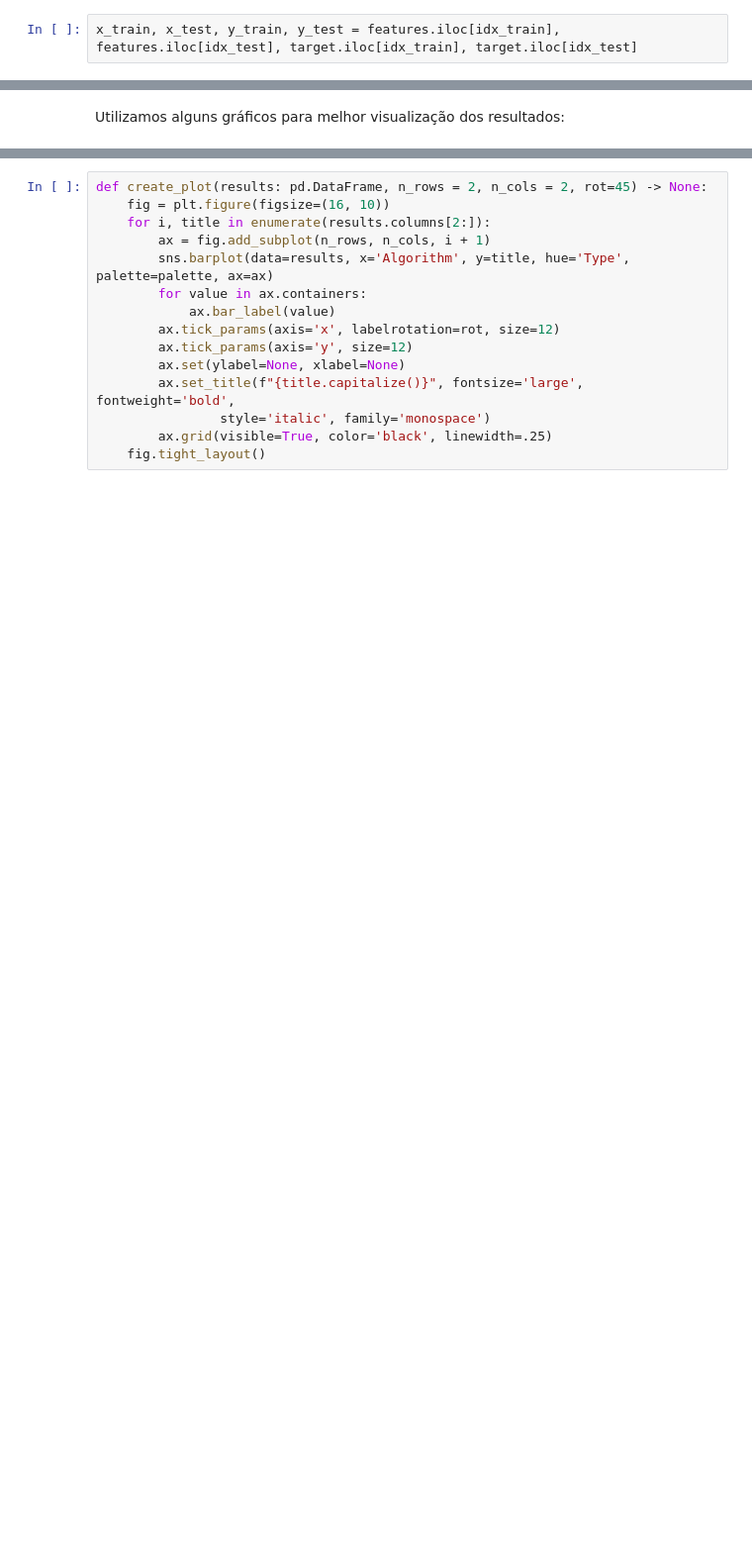
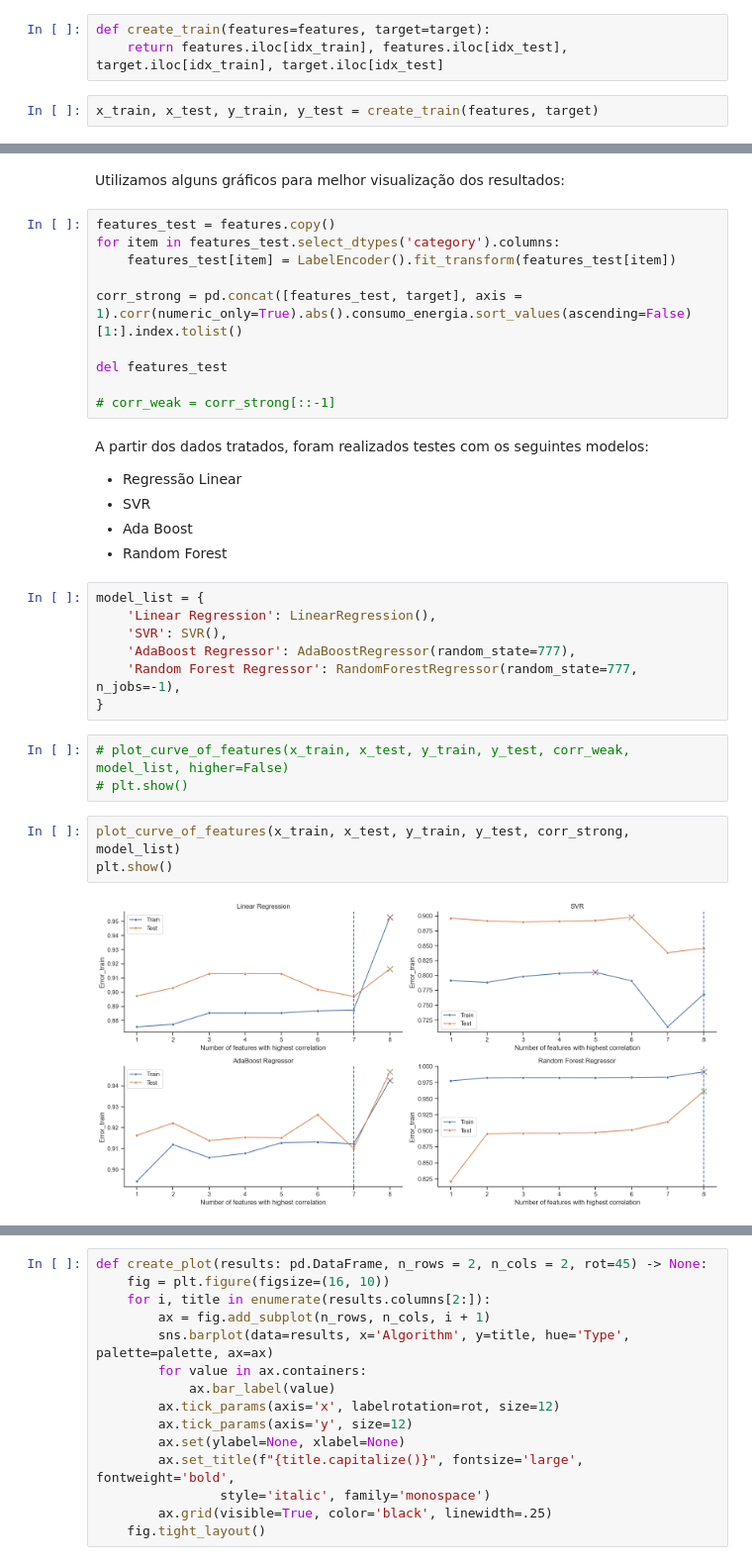
Before and after one commit to MatBrands/Data4All_Business-Case, a Jupyter notebook: main/notebooks/model.ipynb, the cells around one changed output, grey strips where cells are left out. Shown at 99% size. Saved outputs shown, nothing was run; the diff lists cells and outputs as text; blank space fills up the shorter version.

```diff
--- a/main/notebooks/model.ipynb
+++ b/main/notebooks/model.ipynb
@@ -141,5 +156,8 @@ features.drop(columns = ['data'], inplace = True)
 # %%
-x_train, x_test, y_train, y_test = features.iloc[idx_train], features.iloc[idx_test], target.iloc[idx_train], target.iloc[idx_test]
+def create_train(features=features, target=target):
+    return features.iloc[idx_train], features.iloc[idx_test], target.iloc[idx_train], target.iloc[idx_test]
+# %%
+x_train, x_test, y_train, y_test = create_train(features, target)
 # %% [markdown]
 O pipeline utilizado foi o seguinte:
 # %%
@@ -193,2 +237,33 @@ def curve_of_feature(x_train: pd.DataFrame, x_test: pd.DataFrame, y_train: pd.Se
 # %% [markdown]
 Utilizamos alguns gráficos para melhor visualização dos resultados:
+# %%
+features_test = features.copy()
+for item in features_test.select_dtypes('category').columns:
+    features_test[item] = LabelEncoder().fit_transform(features_test[item])
+
+corr_strong = pd.concat([features_test, target], axis = 1).corr(numeric_only=True).abs().consumo_energia.sort_values(ascending=False)[1:].index.tolist()
+
+del features_test
+
+# corr_weak = corr_strong[::-1]
+# %% [markdown]
+A partir dos dados tratados, foram realizados testes com os seguintes modelos:
+- Regressão Linear
+- SVR
+- Ada Boost
+- Random Forest
+# %%
+model_list = {
+    'Linear Regression': LinearRegression(),
+    'SVR': SVR(),
+    'AdaBoost Regressor': AdaBoostRegressor(random_state=777),
+    'Random Forest Regressor': RandomForestRegressor(random_state=777, n_jobs=-1),
+}
+# %%
+# plot_curve_of_features(x_train, x_test, y_train, y_test, corr_weak, model_list, higher=False)
+# plt.show()
+# %%
+plot_curve_of_features(x_train, x_test, y_train, y_test, corr_strong, model_list)
+plt.show()
+# %% [output]
+[figure, added]
```
Also changed, not shown: parts of 48 cells of this notebook.
